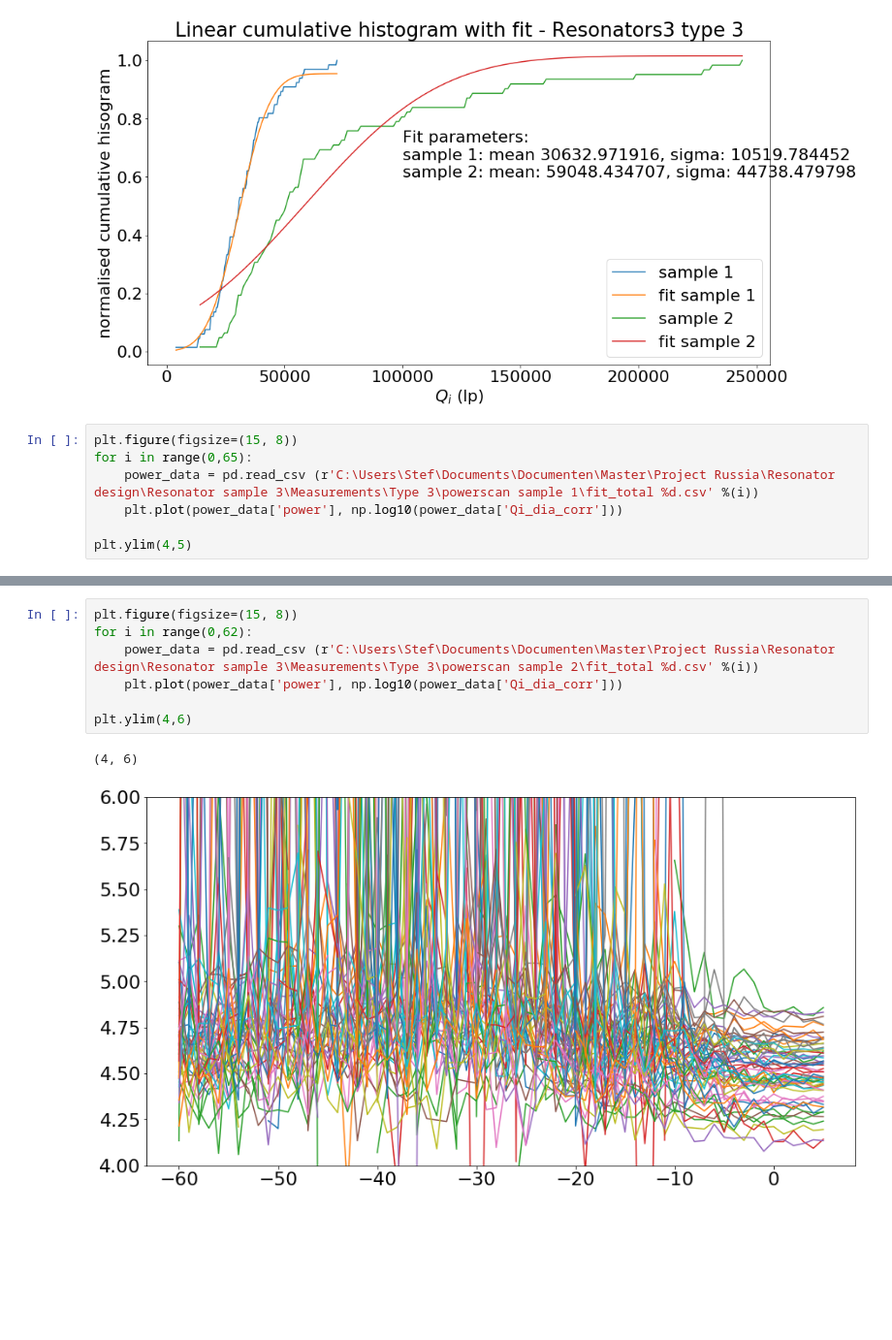
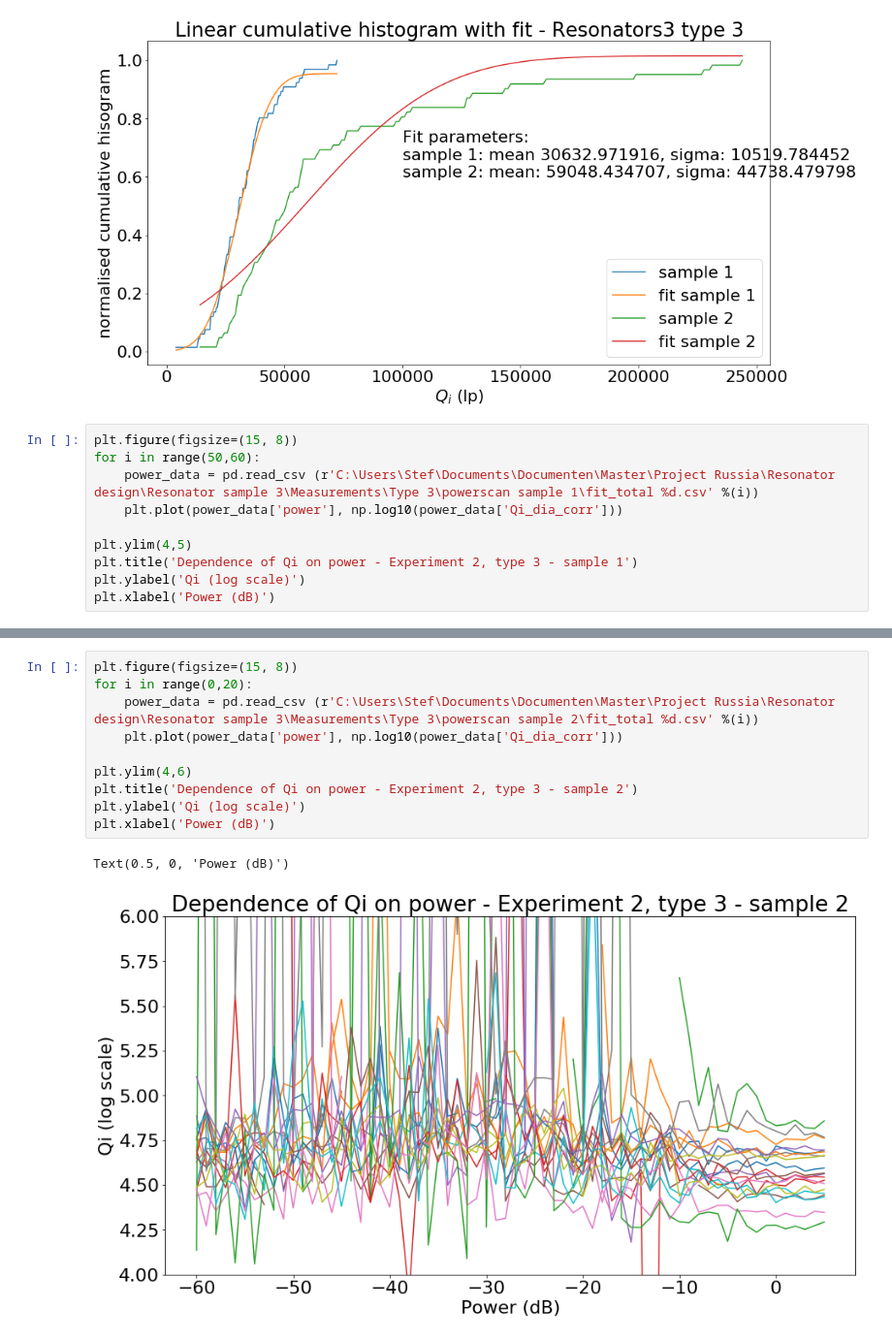
Before and after one commit to SPJKoenis/Resonators, a Jupyter notebook: Resonators_3_3_measurements.ipynb, the cells around one changed output, grey strips where cells are left out. Shown at 97% size. Cells and saved outputs as stored; diff of their text form; blank space fills up the shorter version.

```diff
--- a/Resonators_3_3_measurements.ipynb
+++ b/Resonators_3_3_measurements.ipynb
@@ -325,9 +325,12 @@ Text(100000, 0.6, 'Fit parameters:\nsample 1: mean 30632.971916, sigma: 10519.78
 [figure]
 # %%
 plt.figure(figsize=(15, 8))
-for i in range(0,65):
+for i in range(50,60):
     power_data = pd.read_csv (r'C:\Users\Stef\Documents\Documenten\Master\Project Russia\Resonator design\Resonator sample 3\Measurements\Type 3\powerscan sample 1\fit_total %d.csv' %(i))
     plt.plot(power_data['power'], np.log10(power_data['Qi_dia_corr']))
 
 plt.ylim(4,5)
+plt.title('Dependence of Qi on power - Experiment 2, type 3 - sample 1')
+plt.ylabel('Qi (log scale)')
+plt.xlabel('Power (dB)')
 # %% [output]
@@ -336,10 +339,13 @@ plt.ylim(4,5)
 # %%
 plt.figure(figsize=(15, 8))
-for i in range(0,62):
+for i in range(0,20):
     power_data = pd.read_csv (r'C:\Users\Stef\Documents\Documenten\Master\Project Russia\Resonator design\Resonator sample 3\Measurements\Type 3\powerscan sample 2\fit_total %d.csv' %(i))
     plt.plot(power_data['power'], np.log10(power_data['Qi_dia_corr']))
 
 plt.ylim(4,6)
+plt.title('Dependence of Qi on power - Experiment 2, type 3 - sample 2')
+plt.ylabel('Qi (log scale)')
+plt.xlabel('Power (dB)')
 # %% [output]
-(4, 6)
+Text(0.5, 0, 'Power (dB)')
-[figure, old version]
+[figure, new version]
```
Also changed, not shown: parts of 1 cell of this notebook, 8 other files.
